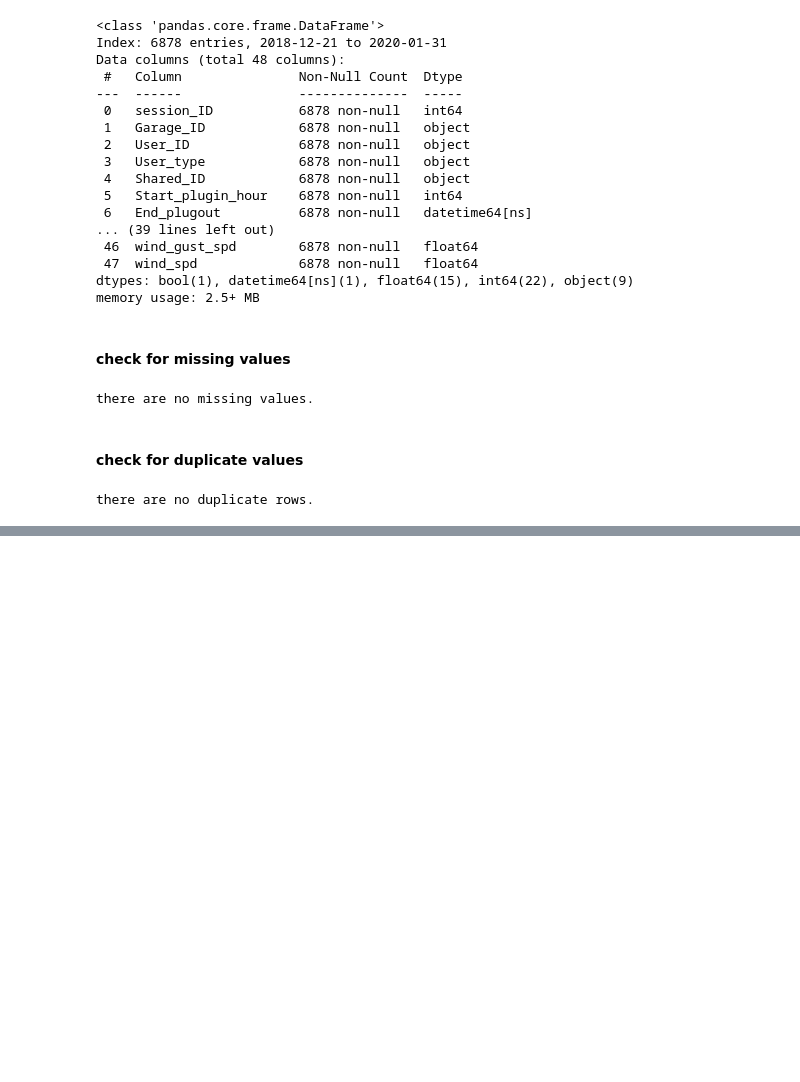
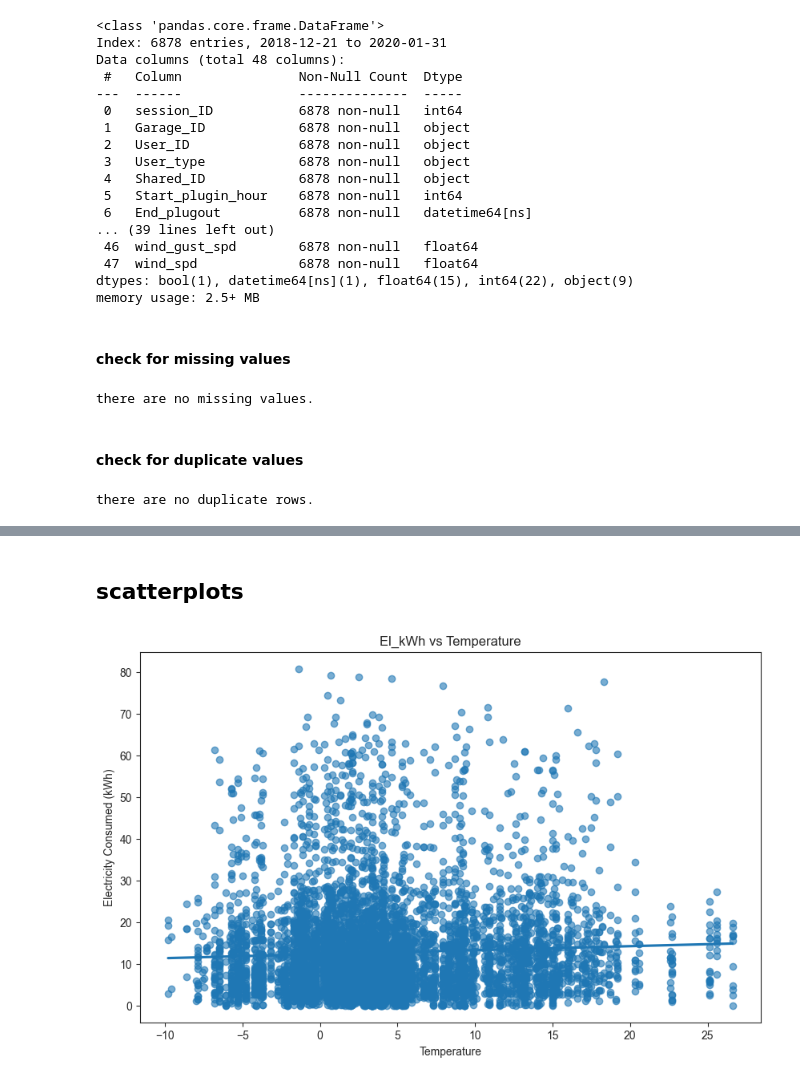
Before and after one commit to paperscissoroxie/evcharging, a Jupyter notebook: weatheronevcharging.ipynb, the cells around one changed output, grey strips where cells are left out. Cells and saved outputs as stored; diff of their text form; code cells hidden in the pictures; blank space fills up the shorter version.

```diff
--- a/weatheronevcharging.ipynb
+++ b/weatheronevcharging.ipynb
@@ -1007,0 +1115,5 @@ there are no duplicate rows.
+# %%
+columns_to_keep = ['session_ID', 'User_type', 'Shared_ID', 'Start_plugin_hour', 'End_plugout_hour', 'El_kWh', 'Duration_hours', 'weekdays_plugin', 'Plugin_category', 'Duration_category', 'clouds', 'temp', 'ghi', 'precip', 'wind_spd']
+# %%
+df_merged = df_merged[columns_to_keep]
+df_merged.head()
@@ -1007,0 +1171,18 @@ there are no duplicate rows.
+# %% [markdown]
+## scatterplots
+# %%
+# scatter plot for El_kWh against temp
+plt.figure(figsize=(10, 6))
+
+scatter_plot = sns.regplot(x='temp', y='El_kWh', data=df_merged, ci=None, scatter_kws={'alpha':0.6})
+
+plt.title('El_kWh vs Temperature')
+plt.xlabel('Temperature')
+plt.ylabel('Electricity Consumed (kWh)')
+
+# save the figure
+plt.savefig(f'{export_vis}/el_kwh_vs_temperature_dfmerged.png')
+
+plt.show()
+# %% [output]
+[figure, added]
```
Also changed, not shown: parts of 17 cells of this notebook.
